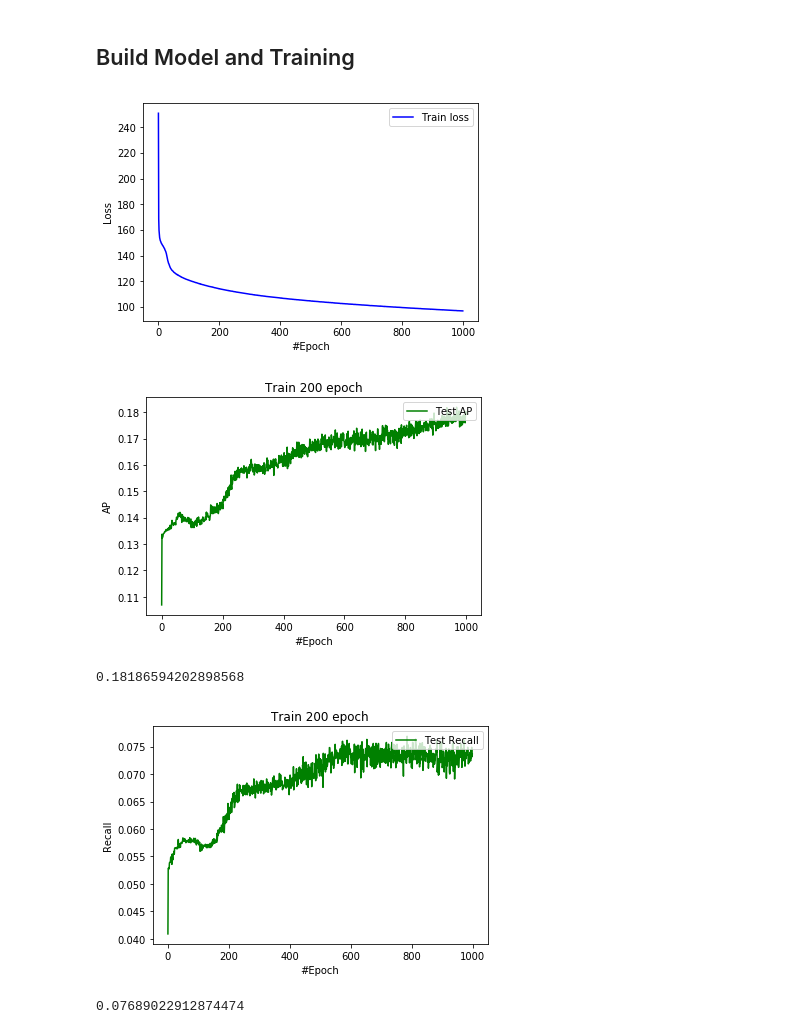
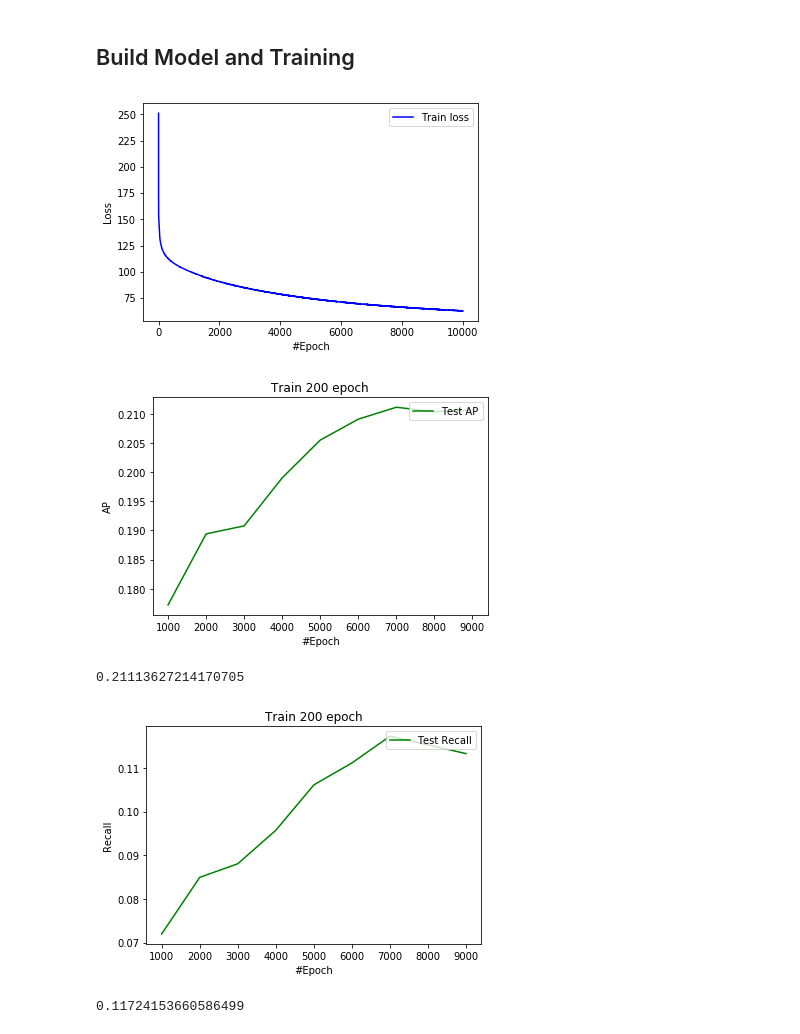
Before and after one commit to yutailin1993/Recommender-Exp, a Jupyter notebook: CDAE/CDAE_main.ipynb, the cells around one changed output. Cells and saved outputs as stored; diff of their text form; code cells hidden in the pictures.

```diff
--- a/CDAE/CDAE_main.ipynb
+++ b/CDAE/CDAE_main.ipynb
@@ -263,7 +263,7 @@ tf.reset_default_graph()
 train_user_all = np.nonzero(np.count_nonzero(train_rating_all, axis=1))[0]
 
 autoencoder = AutoEncoder(user_num=total_usr, item_num=total_item, mode='user', loss_function='log_loss',
-                          batch_size=1, epochs=1000)
+                          batch_size=1, epochs=10000)
 
 
 autoencoder.train(rating=train_rating_all,
@@ -282,13 +282,13 @@ plt.xlabel('#Epoch')
 plt.ylabel('Loss')
 plt.show()
 # %% [output]
-[figure, old version]
+[figure, new version]
 # %%
 test_ap = autoencoder.log['ap@5']
 
 top_N_ap = sorted(test_ap,reverse=True)[:20]
 
-plt.plot(range(len(test_ap)), test_ap, color='green', label='Test AP')
+plt.plot(range(1000, (len(test_ap)+1)*1000, 1000), test_ap, color='green', label='Test AP')
 # plt.plot(range(len(test_loss)), test_loss, color='red', label='Test loss')
 plt.legend(loc="upper right")
 plt.title("Train 200 epoch")
@@ -300,27 +300,27 @@ plt.show()
 
 print (max(test_ap))
 # %% [output]
-[figure, old version]
+[figure, new version]
-0.18186594202898568
+0.21113627214170705
 # %%
 test_recall = autoencoder.log['recall@5']
 
 # top_N_ap = sorted(test_ap,reverse=True)[:20]
 
-plt.plot(range(len(test_recall)), test_recall, color='green', label='Test Recall')
+plt.plot(range(1000, (len(test_recall)+1)*1000, 1000), test_recall, color='green', label='Test Recall')
 # plt.plot(range(len(test_loss)), test_loss, color='red', label='Test loss')
 plt.legend(loc="upper right")
 plt.title("Train 200 epoch")
 plt.xlabel('#Epoch')
 plt.ylabel('Recall')
 plt.show()
 
 # print (np.mean(top_N_ap))
 
 print (max(test_recall))
 # %% [output]
-[figure, old version]
+[figure, new version]
-0.07689022912874474
+0.11724153660586499
 # %%
 feature_vectors = np.zeros((total_usr, 20), dtype=np.float32)
 for i in range(total_usr):
```
Also changed, not shown: parts of 6 cells of this notebook, 1 other file.
